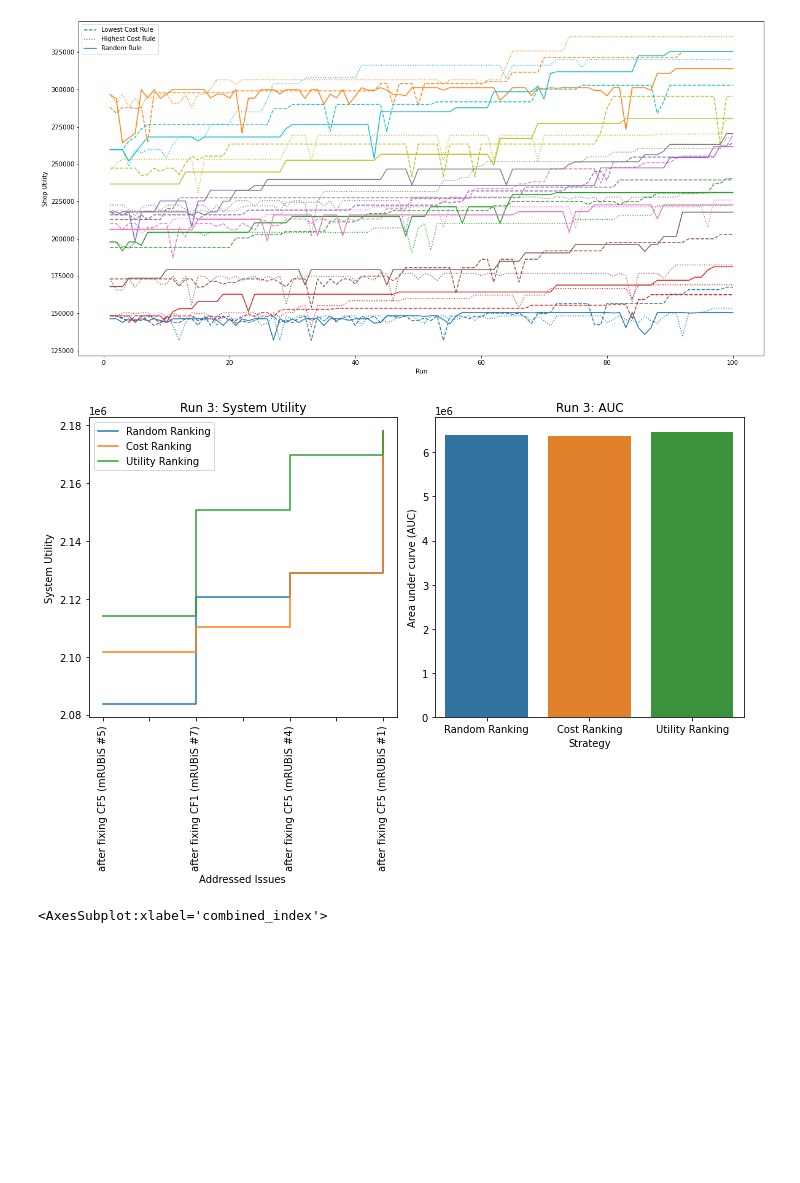
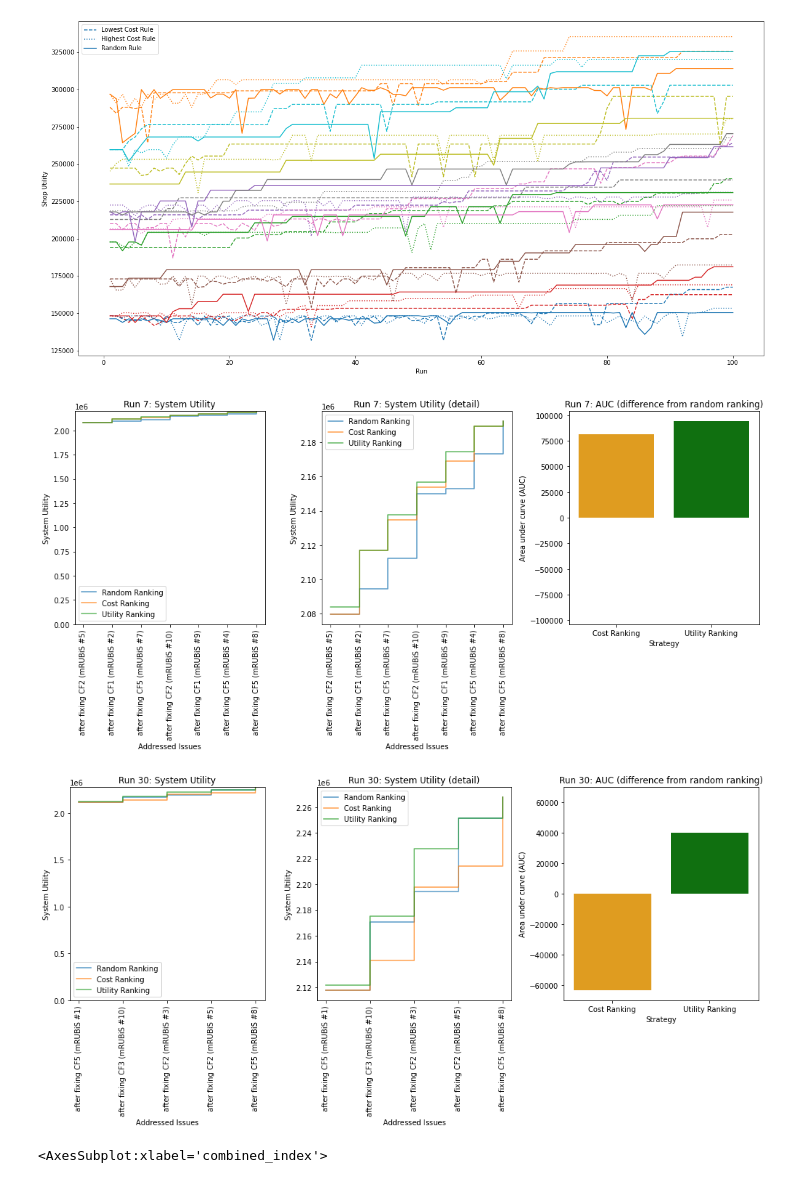
Before and after one commit to Phimanu/MachineLearningControl, a Jupyter notebook: mrubis_controller/performance_plots.ipynb, the cells around one changed output. Drawn from its saved outputs; the diff is of its cells as text; code cells hidden in the pictures; blank space fills up the shorter version.

```diff
--- a/mrubis_controller/performance_plots.ipynb
+++ b/mrubis_controller/performance_plots.ipynb
@@ -65,7 +75,7 @@ for df in [low_u_df, low_c_df, low_r_df]:
     df.loc[~df['predicted_optimal_utility'].isna(), 'rule_costs'] = df.loc[~df['predicted_optimal_utility'].isna(), 'rule_costs'].apply(literal_eval)
 # %%
 def replicate_issue_ranking(df, run, strategy='utility'):
-    example = df.query('run == @run').copy()
+    example = df.query(f'run == {run}').copy()
     example_fixes = example.loc[~example['predicted_optimal_utility'].isna()].copy()
     example_fixes['min_cost'] = example_fixes['rule_costs'].apply(min)
     if strategy == 'utility':
@@ -81,6 +91,8 @@ def replicate_issue_ranking(df, run, strategy='utility'):
         example_fixes['auc'] = auc(x=np.arange(len(example_fixes)), y=example_fixes['estimated_system_utility'].values)
     else:
         example_fixes['auc'] = np.nan
+    #scaler = StandardScaler()
+    #example_fixes[['min_cost', 'estimated_system_utility']] = scaler.fit_transform(example_fixes[['min_cost', 'estimated_system_utility']])
     return example_fixes
 # %%
 def plot_strategies_per_run(df, run):
@@ -110,10 +163,14 @@ def plot_strategies_per_run(df, run):
 
     fig.tight_layout()
     return fig
-# %%
-plot_strategies_per_run(low_u_df, 3);
-# %% [output]
-[figure, removed]
+# %%
+plot_strategies_per_run(low_u_df, 7).savefig(controller_output / 'run_7.png', dpi=300)
+# %% [output]
+[figure, added]
+# %%
+plot_strategies_per_run(low_u_df, 30).savefig(controller_output / 'run_30.png', dpi=300)
+# %% [output]
+[figure, added]
 # %%
 replicated_runs_util = []
 for r in range(100):
```
Also changed, not shown: parts of 6 cells of this notebook.
